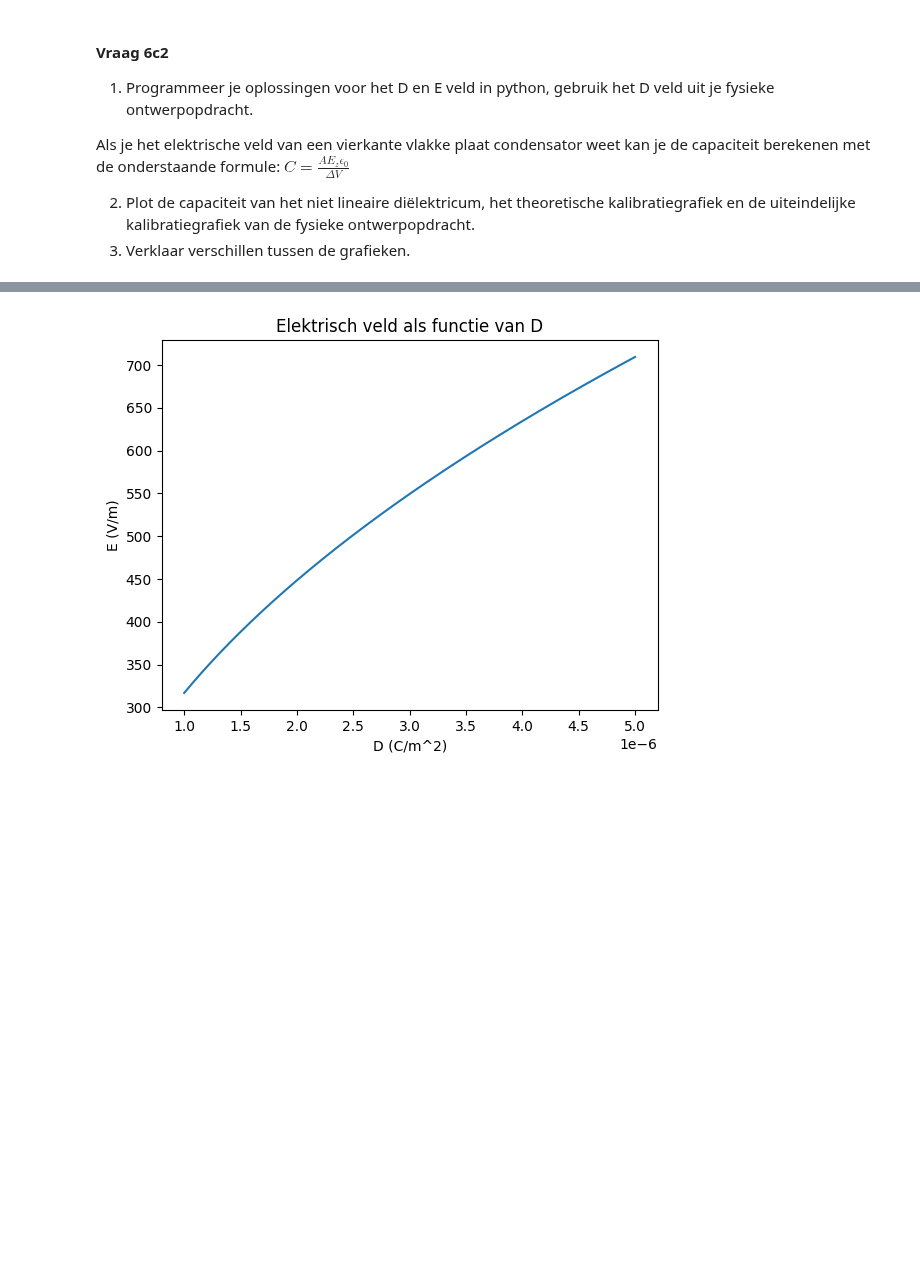
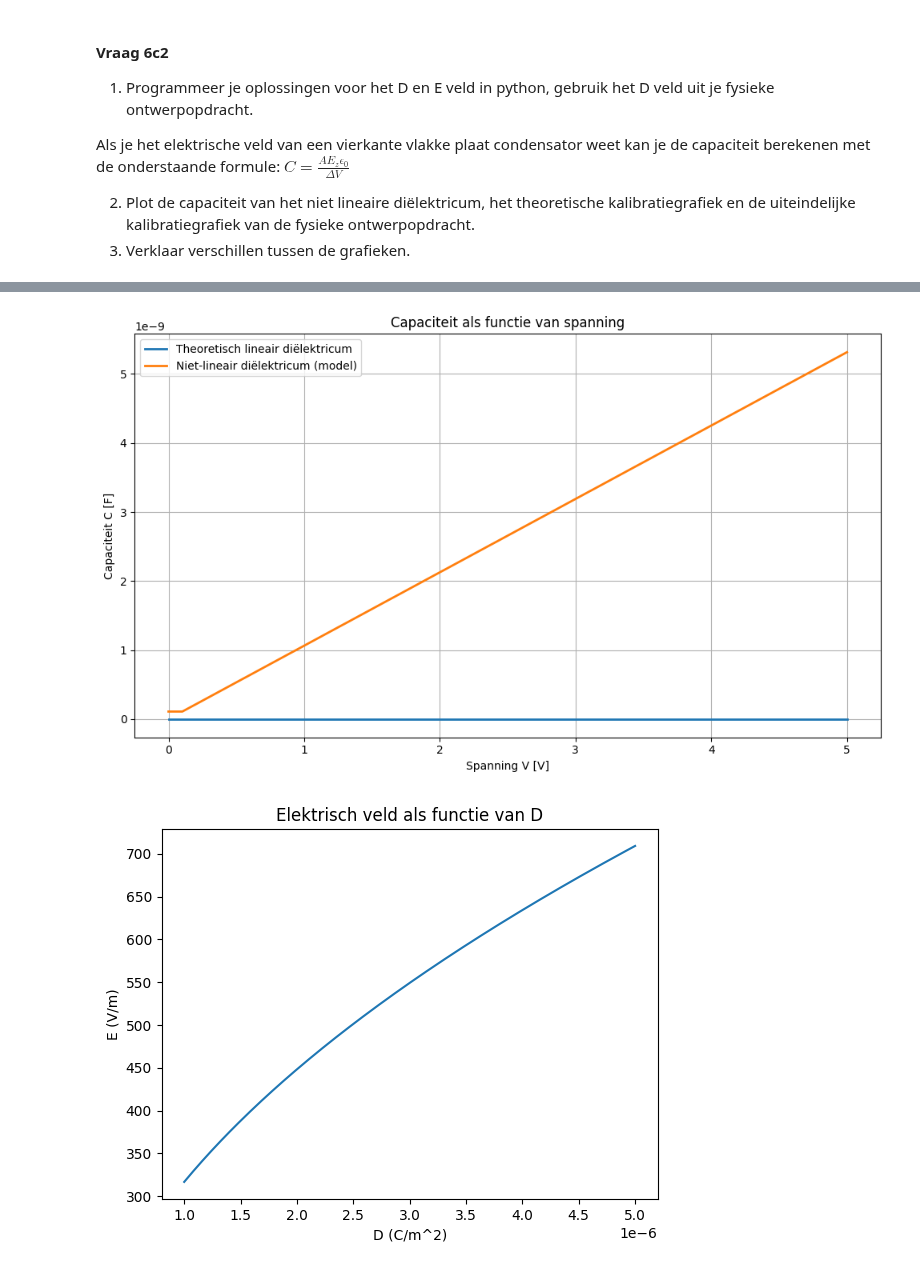
Before and after one commit to WouterAlejandro/opdrachten-DEF-D, a Jupyter notebook: DigitaleOntwerpopdrachten/1CondensatorOpdracht/CondensatorOntwerpopdracht.ipynb, the cells around one changed output, grey strips where cells are left out. Cells and saved outputs as stored; diff of their text form; code cells hidden in the pictures; blank space fills up the shorter version.

```diff
--- a/DigitaleOntwerpopdrachten/1CondensatorOpdracht/CondensatorOntwerpopdracht.ipynb
+++ b/DigitaleOntwerpopdrachten/1CondensatorOpdracht/CondensatorOntwerpopdracht.ipynb
@@ -1344,3 +1431,102 @@ def E_condensator(x1, x2, D):
+# %%
+
+#constante
+eps0 = 8.854e-12  # F/m
+
+#specs condensator
+A = 1e-4          # m^2
+d = 1e-3          # m
+
+# Niet-lineaire parameters
+par_1 = 1.5        # lineaire susceptibiliteit
+par_2 = 1.2      # niet-lineaire term (m/V), kies passend voor jouw materiaal
+
+# Spanningsbereik
+V_min = 0.0     # V
+V_max = 5       # V
+
+V = np.linspace(V_min, V_max, 50)
+
+def function_E(V, d):
+    return V / d
+
+def D_niet_lineair(E, eps0, par_1, par_2):
+    return eps0 * (1 + par_1) * E + eps0 * par_2 * E**2
+
+def D_lineair(E, eps0, par_1):
+    return eps0 * (1 + par_1) * E
+
+def C_niet_lineair(V, A, d, eps0, par_1, par_2):
+    E = function_E(V, d)
+    D = D_niet_lineair(E, eps0, par_1, par_2)
+    Q = D * A
+
+    C = np.zeros_like(V)
+    C[1:] = Q[1:] / V[1:]
+    C[0] = C[1]
+    return C
+
+def C_lineair(V, A, d, eps0, par_1):
+    E = function_E(V, d)
+    D = D_lineair(E, eps0, par_1)
+    Q = D * A
+
+    C = np.zeros_like(V)
+    C[1:] = Q[1:] / V[1:]
+    C[0] = C[1]
+    return C
+
+# ---- EVENTUELE INVOEGING VAN JOUW EIGEN D-VELD ----
+# Stel dat je uit je fysieke ontwerpopdracht een D(V)-relatie hebt (bijv. gemeten of gesimuleerd),
+# dan kun je die hier definiëren. Voor nu maken we een "pseudo-metingen" voorbeeld:
+
+def D_physical_design(V):
+    """
+    Voorbeeld: 'gemeten' D(V) uit fysieke ontwerpopdracht.
+    Vervang dit door jouw echte data of model.
+    Hier: neem niet-lineair D + kleine afwijking/noise.
+    """
+    E = function_E(V, d)
+    D_ideal = D_niet_lineair(E, eps0, par_1, par_2)
+    # Kleine systematische afwijking + ruis
+    systematic_factor = 1.05  # 5% hoger dan ideaal
+    noise = 0.02 * D_ideal * np.random.default_rng(0).normal(size=V.shape)
+    return systematic_factor * D_ideal + noise
+
+def C_from_V_physical(V, A):
+    """Capaciteit uit 'fysieke ontwerpopdracht' (op basis van D_physical_design)."""
+    D = D_physical_design(V)
+    Q = D * A
+    C = np.zeros_like(V)
+    C[1:] = Q[1:] / V[1:]
+    C[0] = C[1]
+    return C
+
+# ---- BEREKENINGEN ----
+
+E = function_E(V, d)
+D_nl = D_niet_lineair(E, eps0, par_1, par_2)
+D_lin = D_lineair(E, eps0, par_1)
+
+C_nl = C_niet_lineair(V, A, d, eps0, par_1, par_2)
+C_lin = C_lineair(V, A, d, eps0, par_1)
+# C_echt = C_from_V_physical(V, A)
+
+# ---- PLOTS ----
+
+plt.figure(figsize=(10, 6))
+plt.plot(V, C_lin, label='Theoretisch lineair diëlektricum', linewidth=2)
+plt.plot(V, C_nl, label='Niet-lineair diëlektricum (model)', linewidth=2)
+# plt.plot(V, C_echt, label='Kalibratie fysieke ontwerpopdracht (voorbeeld)', linestyle='--')
+plt.xlabel('Spanning V [V]')
+plt.ylabel('Capaciteit C [F]')
+plt.title('Capaciteit als functie van spanning')
+plt.grid(True)
+plt.legend()
+plt.tight_layout()
+plt.show()
+# %% [output]
+[figure, added]
 # %%
 epsilon_0 = 8.854e-12
 
```
Also changed, not shown: parts of 2 cells of this notebook.
